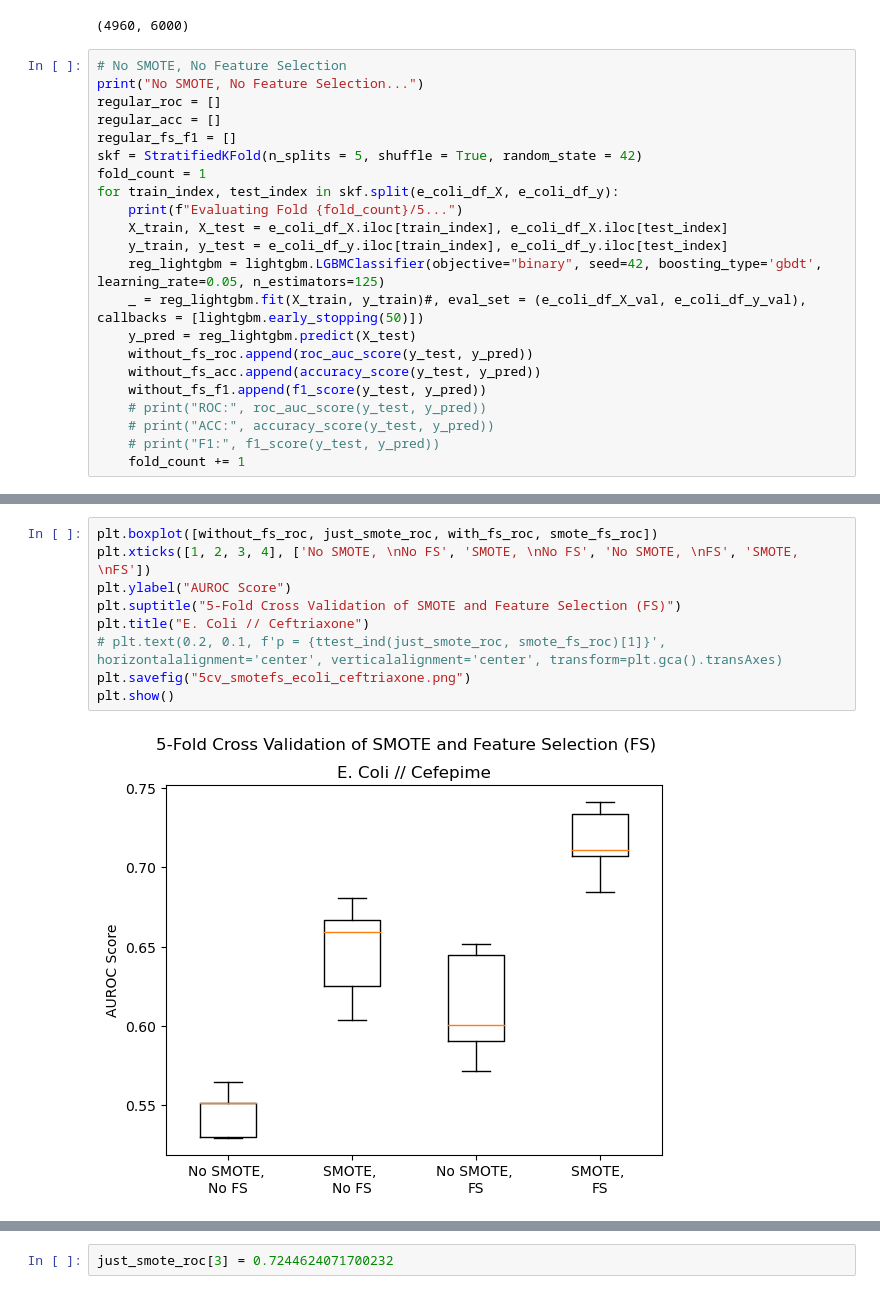
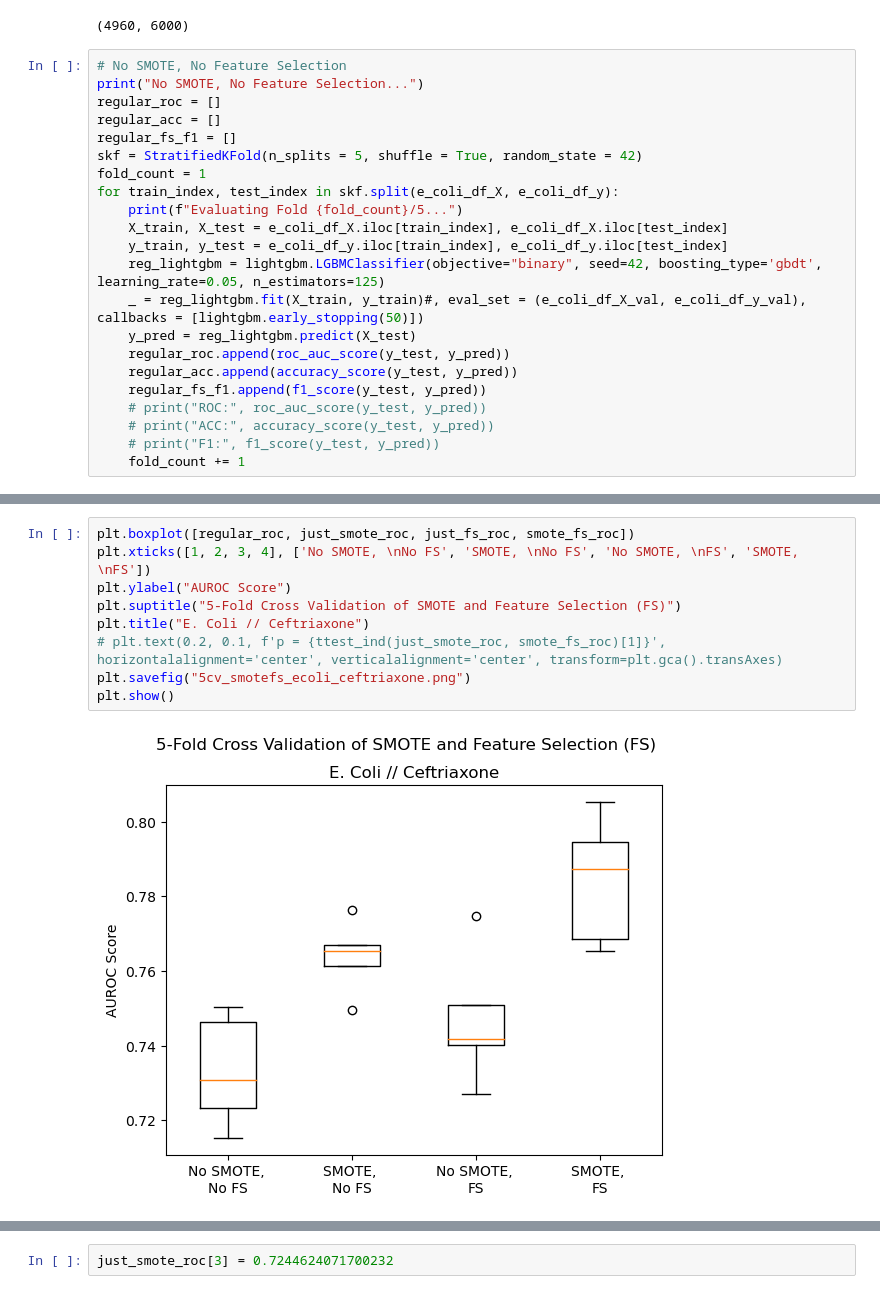
Before and after one commit to seibikobara/CS534FinalMSpathogens, a Jupyter notebook: SMOTE_FeatureSelection.ipynb, the cells around one changed output, grey strips where cells are left out. Drawn from its saved outputs; the diff is of its cells as text.

```diff
--- a/SMOTE_FeatureSelection.ipynb
+++ b/SMOTE_FeatureSelection.ipynb
@@ -100,9 +100,9 @@ for train_index, test_index in skf.split(e_coli_df_X, e_coli_df_y):
     reg_lightgbm = lightgbm.LGBMClassifier(objective="binary", seed=42, boosting_type='gbdt', learning_rate=0.05, n_estimators=125)
     _ = reg_lightgbm.fit(X_train, y_train)#, eval_set = (e_coli_df_X_val, e_coli_df_y_val), callbacks = [lightgbm.early_stopping(50)])
     y_pred = reg_lightgbm.predict(X_test)
-    without_fs_roc.append(roc_auc_score(y_test, y_pred))
-    without_fs_acc.append(accuracy_score(y_test, y_pred))
-    without_fs_f1.append(f1_score(y_test, y_pred))
+    regular_roc.append(roc_auc_score(y_test, y_pred))
+    regular_acc.append(accuracy_score(y_test, y_pred))
+    regular_fs_f1.append(f1_score(y_test, y_pred))
     # print("ROC:", roc_auc_score(y_test, y_pred))
     # print("ACC:", accuracy_score(y_test, y_pred))
     # print("F1:", f1_score(y_test, y_pred))
@@ -222,13 +266,13 @@ smote_fs_roc
 # %%
-plt.boxplot([without_fs_roc, just_smote_roc, with_fs_roc, smote_fs_roc])
+plt.boxplot([regular_roc, just_smote_roc, just_fs_roc, smote_fs_roc])
 plt.xticks([1, 2, 3, 4], ['No SMOTE, \nNo FS', 'SMOTE, \nNo FS', 'No SMOTE, \nFS', 'SMOTE, \nFS'])
 plt.ylabel("AUROC Score")
 plt.suptitle("5-Fold Cross Validation of SMOTE and Feature Selection (FS)")
 plt.title("E. Coli // Ceftriaxone")
 # plt.text(0.2, 0.1, f'p = {ttest_ind(just_smote_roc, smote_fs_roc)[1]}', horizontalalignment='center', verticalalignment='center', transform=plt.gca().transAxes)
 plt.savefig("5cv_smotefs_ecoli_ceftriaxone.png")
 plt.show()
 # %% [output]
-[figure, old version]
+[figure, new version]
 # %%
 from scipy.stats import ttest_ind
```
Also changed, not shown: parts of 9 cells of this notebook.
